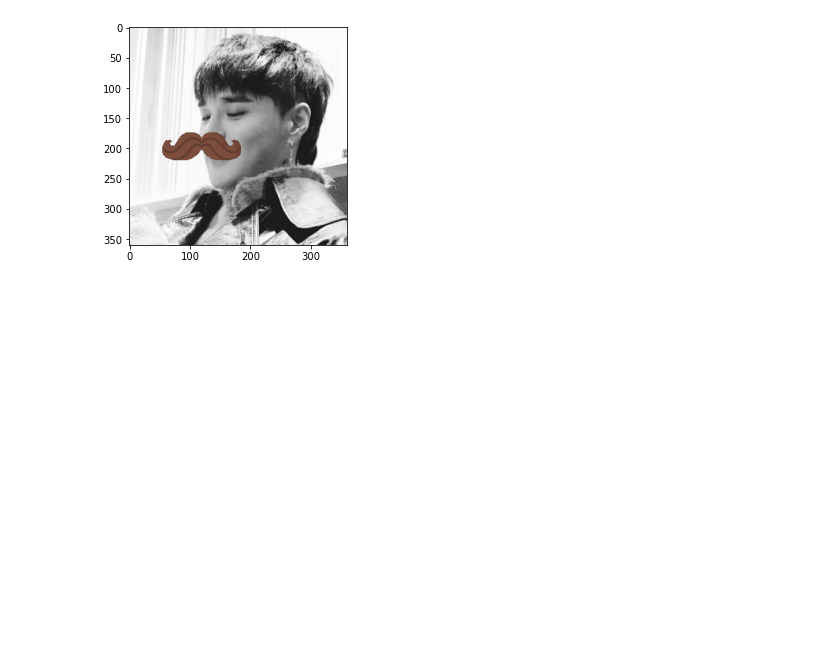
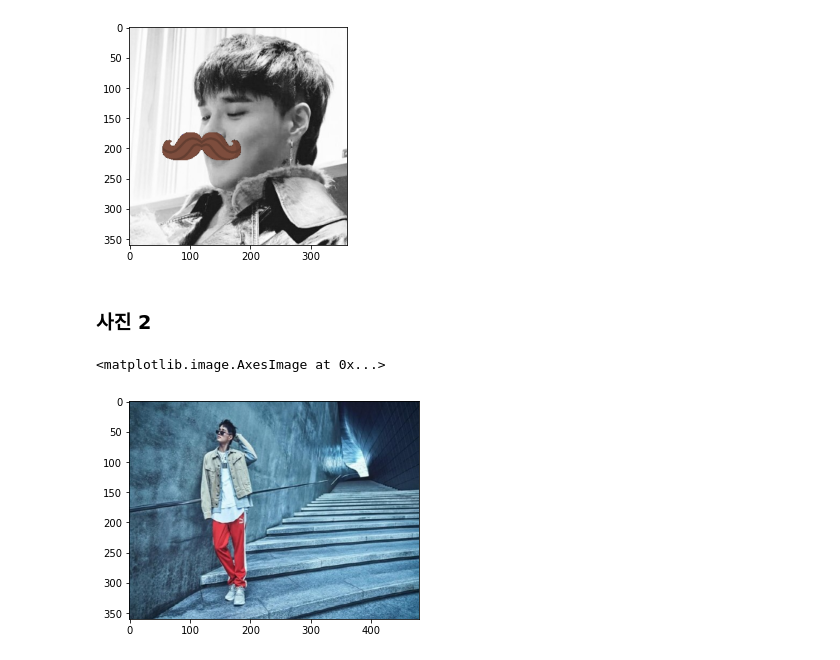
Before and after one commit to byhankim/aiffel, a Jupyter notebook: e/E10_sticker_app_project.ipynb, the cells around one changed output. Cells and saved outputs as stored; diff of their text form; code cells hidden in the pictures; blank space fills up the shorter version.

Commit message:
E10-sticker app project done, E11 - lyricist project wip

```diff
--- a/e/E10_sticker_app_project.ipynb
+++ b/e/E10_sticker_app_project.ipynb
@@ -359,3 +352,17 @@ plt.imshow(cv2.cvtColor(img_bgr, cv2.COLOR_BGR2RGB))
 plt.show()
 # %% [output]
 [figure]
+# %% [markdown]
+### 사진 2
+# %%
+# 새로운 사진 불러오기
+image_path = os.getenv("HOME")+"/aiffel/e/e10_camera_sticker/images/deanfull.jpg"
+
+img_bgr = cv2.imread(image_path)
+img_bgr = cv2.resize(img_bgr, (480, 360))
+img_show = img_bgr.copy()  # outout img 별도보관
+img_rgb = cv2.cvtColor(img_bgr, cv2.COLOR_BGR2RGB)
+plt.imshow(img_rgb)
+# %% [output]
+<matplotlib.image.AxesImage at 0x...>
+[figure, added]
```
Also changed, not shown: parts of 5 cells of this notebook, 1 other file.
